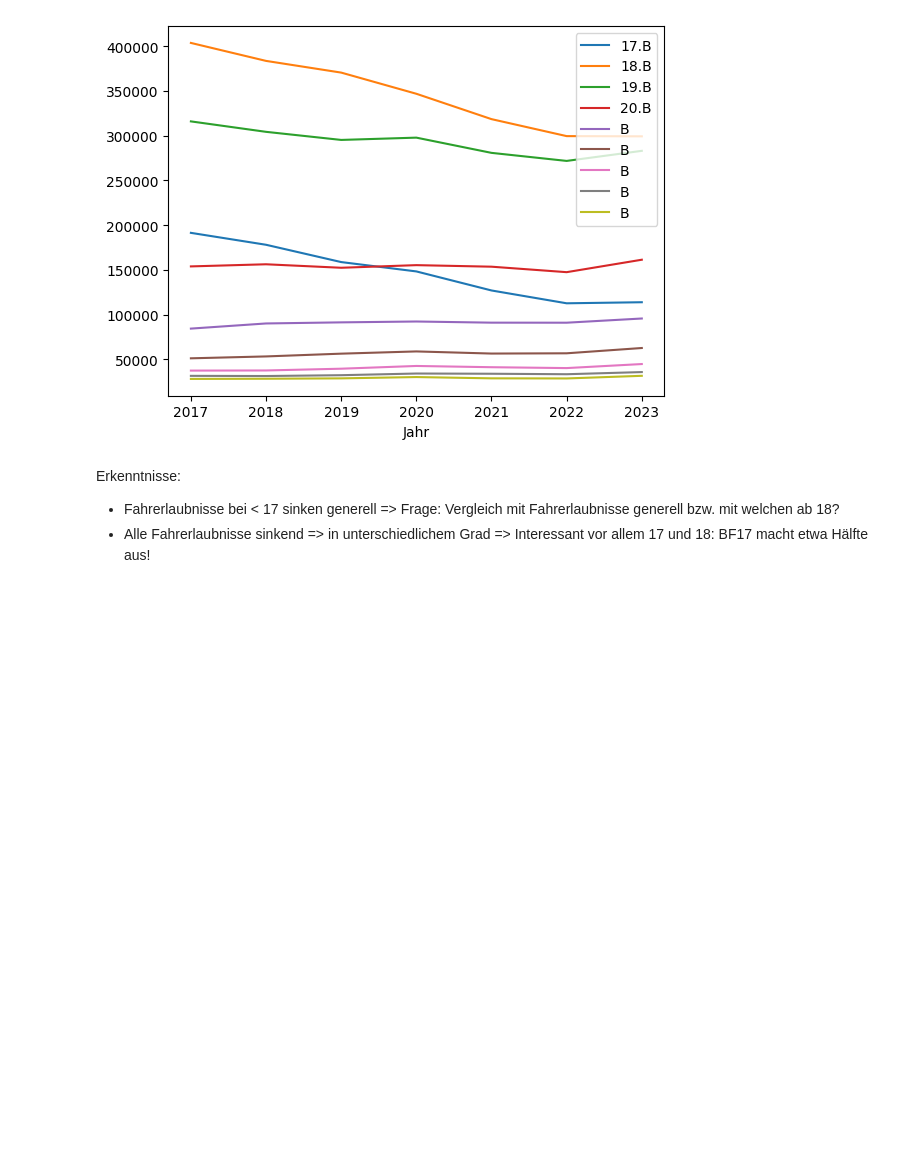
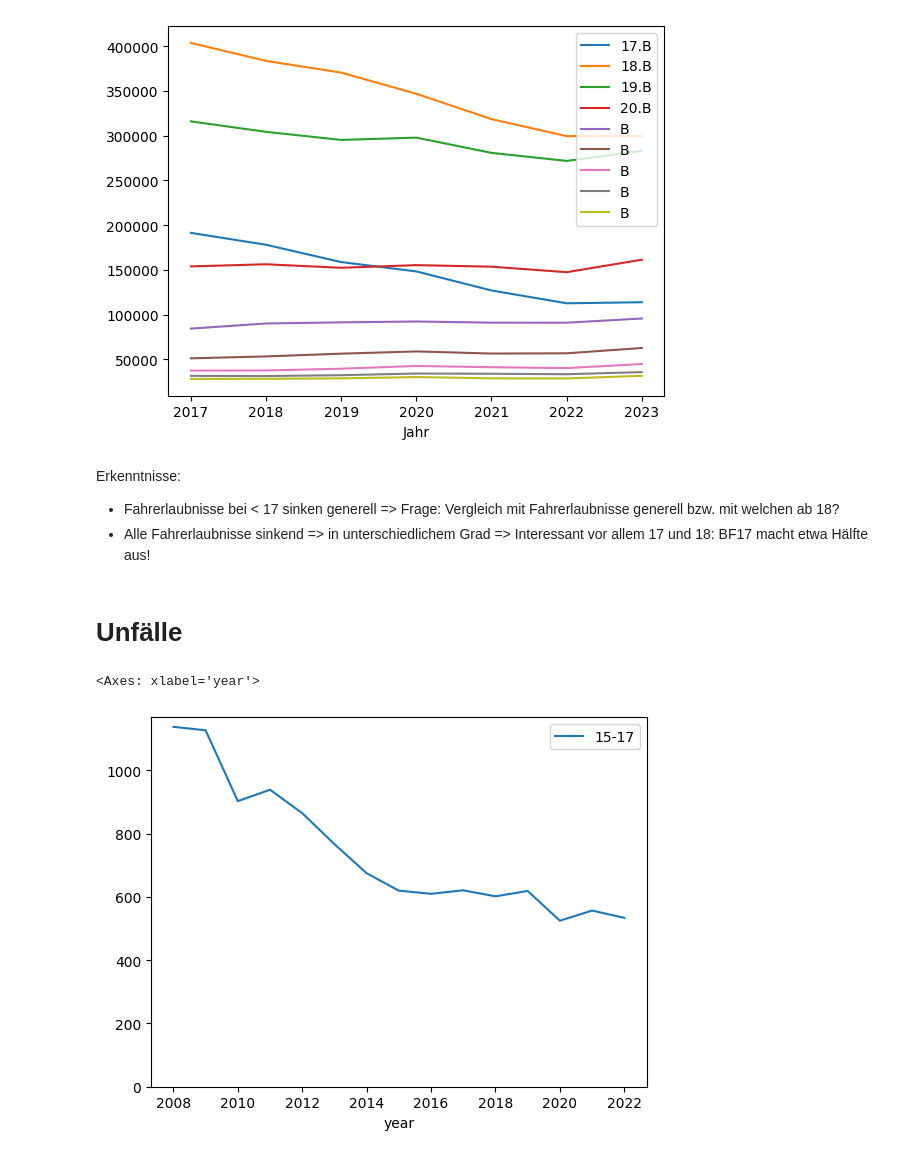
Before and after one commit to Domi020/made, a Jupyter notebook: project/data-exploration.ipynb, the cells around one changed output. Saved outputs shown, nothing was run; the diff lists cells and outputs as text; code cells hidden in the pictures; blank space fills up the shorter version.

Commit message:
More data exploration

```diff
--- a/project/data-exploration.ipynb
+++ b/project/data-exploration.ipynb
@@ -56,3 +56,20 @@ Erkenntnisse:
 - Fahrerlaubnisse bei < 17 sinken generell => Frage: Vergleich mit Fahrerlaubnisse generell bzw. mit welchen ab 18?
 - Alle Fahrerlaubnisse sinkend => in unterschiedlichem Grad
 => Interessant vor allem 17 und 18: BF17 macht etwa Hälfte aus!
+# %% [markdown]
+# Unfälle
+# %%
+import pandas as pd
+import matplotlib as plt
+
+df = pd.read_sql_table('accidents', 'sqlite:///../data/kba.sqlite')
+df = df.fillna(0)
+df = df[['year', '15-17']]
+df = df.groupby("year").sum()
+
+ax = df.plot()
+ax.set_ylim(ymin=0)
+ax
+# %% [output]
+<Axes: xlabel='year'>
+[figure, added]
```
Also changed, not shown: parts of 4 cells of this notebook, 3 other files.
